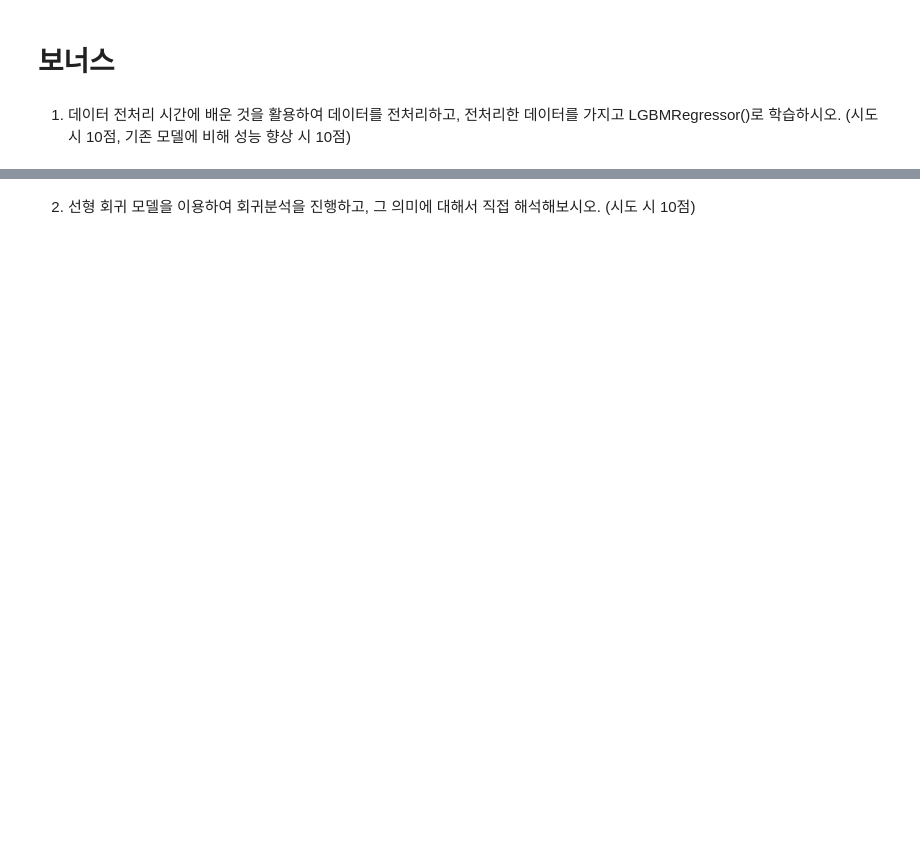
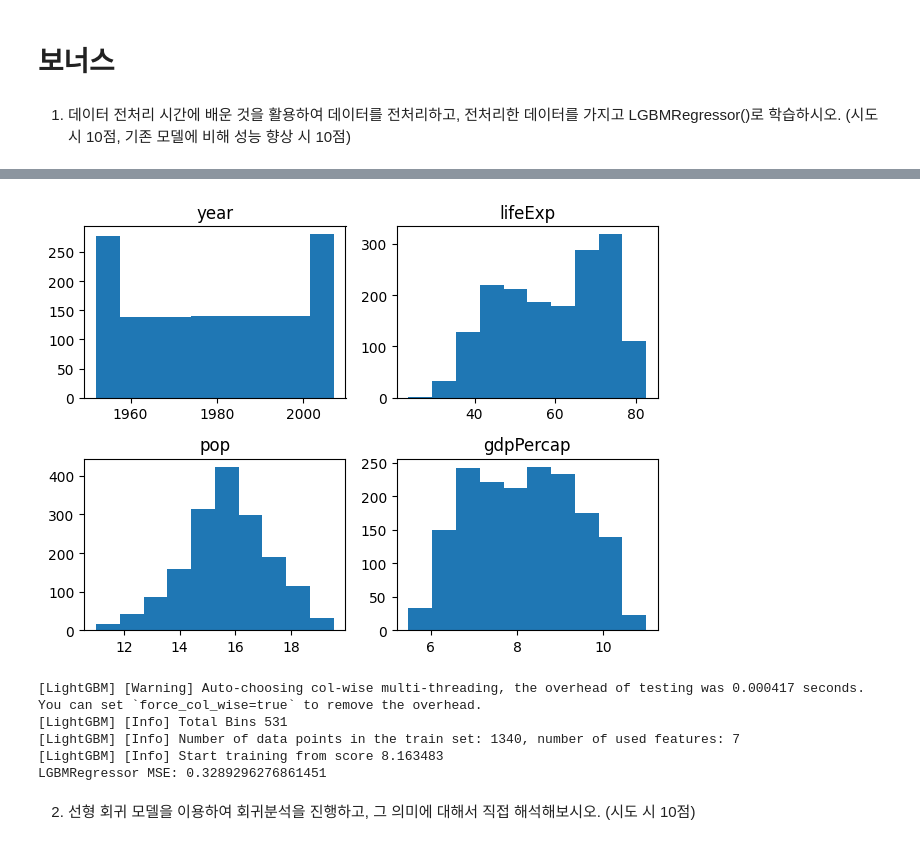
Before and after one commit to Meonu/AI-Bigdata-Study, a Jupyter notebook: Quiz/김연우 - Regression_과제.ipynb, the cells around one changed output, grey strips where cells are left out. Drawn from its saved outputs; the diff is of its cells as text; code cells hidden in the pictures; blank space fills up the shorter version.

```diff
--- a/Quiz/김연우 - Regression_과제.ipynb
+++ b/Quiz/김연우 - Regression_과제.ipynb
@@ -175,3 +176,6 @@ LGBMRegressor MSE: 0.33232827916593727
 # 보너스
 # %% [markdown]
 1. 데이터 전처리 시간에 배운 것을 활용하여 데이터를 전처리하고, 전처리한 데이터를 가지고 LGBMRegressor()로 학습하시오. (시도 시 10점, 기존 모델에 비해 성능 향상 시 10점)
+# %%
+encoded_data1 = encoded_data.copy()
+encoded_data1.describe()
@@ -177,0 +212,5 @@ LGBMRegressor MSE: 0.33232827916593727
+# %%
+encoded_data1[encoded_data1['pop']>370000000] = np.nan
+encoded_data1[encoded_data1['gdpPercap']>80000] = np.nan
+encoded_data1.dropna(inplace=True)
+encoded_data1
@@ -177,0 +231,28 @@ LGBMRegressor MSE: 0.33232827916593727
+# %%
+encoded_data1['pop_log'] = np.log(encoded_data1['pop'])
+encoded_data1['gdpPercap_log'] = np.log(encoded_data1['gdpPercap'])
+# %%
+import matplotlib.pyplot as plt
+
+###
+plt.subplot(2,2,1)
+plt.hist(encoded_data1['year'])
+plt.title('year')
+
+plt.subplot(2,2,2)
+plt.hist(encoded_data1['lifeExp'])
+plt.title('lifeExp')
+
+plt.subplot(2,2,3)
+plt.hist(encoded_data1['pop_log'])
+plt.title('pop')
+
+plt.subplot(2,2,4)
+plt.hist(encoded_data1['gdpPercap_log'])
+plt.title('gdpPercap')
+###
+
+plt.tight_layout()
+plt.show()
+# %% [output]
+[figure, added]
@@ -178,2 +266,15 @@ LGBMRegressor MSE: 0.33232827916593727
+# %%
+lgb_reg1 = LGBMRegressor()
+lgb_reg1.fit(X_train,y_train)
+y_pred = lgb_reg1.predict(X_test)
+mse = mean_squared_error(y_test, y_pred)
+print(f"{model.__class__.__name__} MSE: {mse}")
+# %% [output]
+[LightGBM] [Warning] Auto-choosing col-wise multi-threading, the overhead of testing was 0.000417 seconds.
+You can set `force_col_wise=true` to remove the overhead.
+[LightGBM] [Info] Total Bins 531
+[LightGBM] [Info] Number of data points in the train set: 1340, number of used features: 7
+[LightGBM] [Info] Start training from score 8.163483
+LGBMRegressor MSE: 0.3289296276861451
 # %% [markdown]
 2. 선형 회귀 모델을 이용하여 회귀분석을 진행하고, 그 의미에 대해서 직접 해석해보시오. (시도 시 10점)
```
Also changed, not shown: parts of 11 cells of this notebook.
